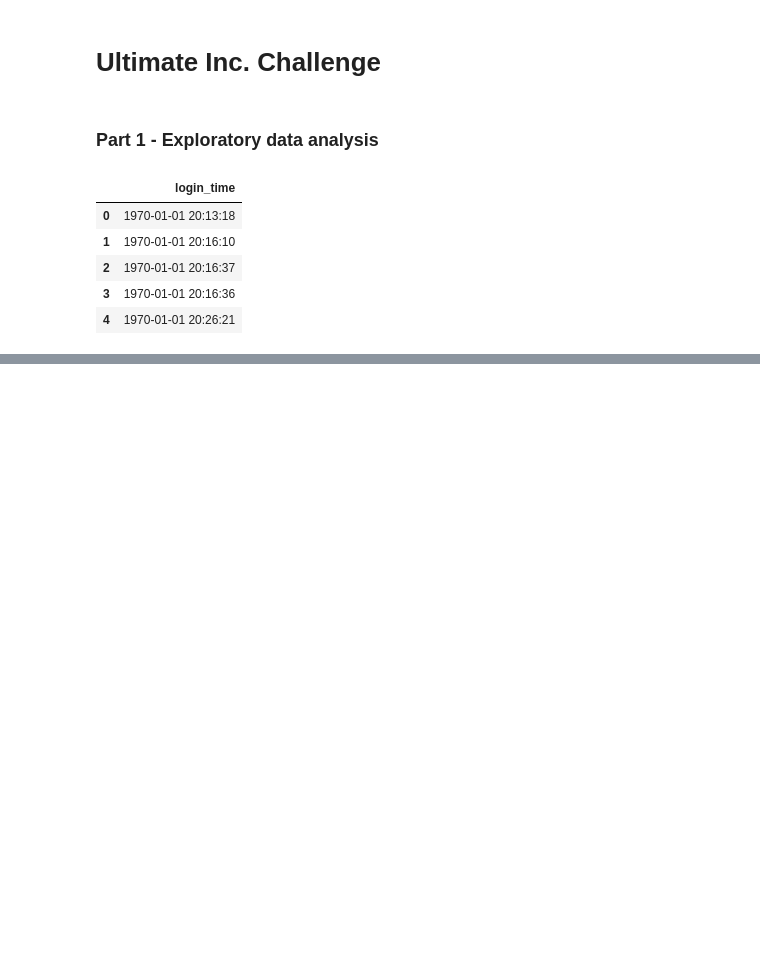
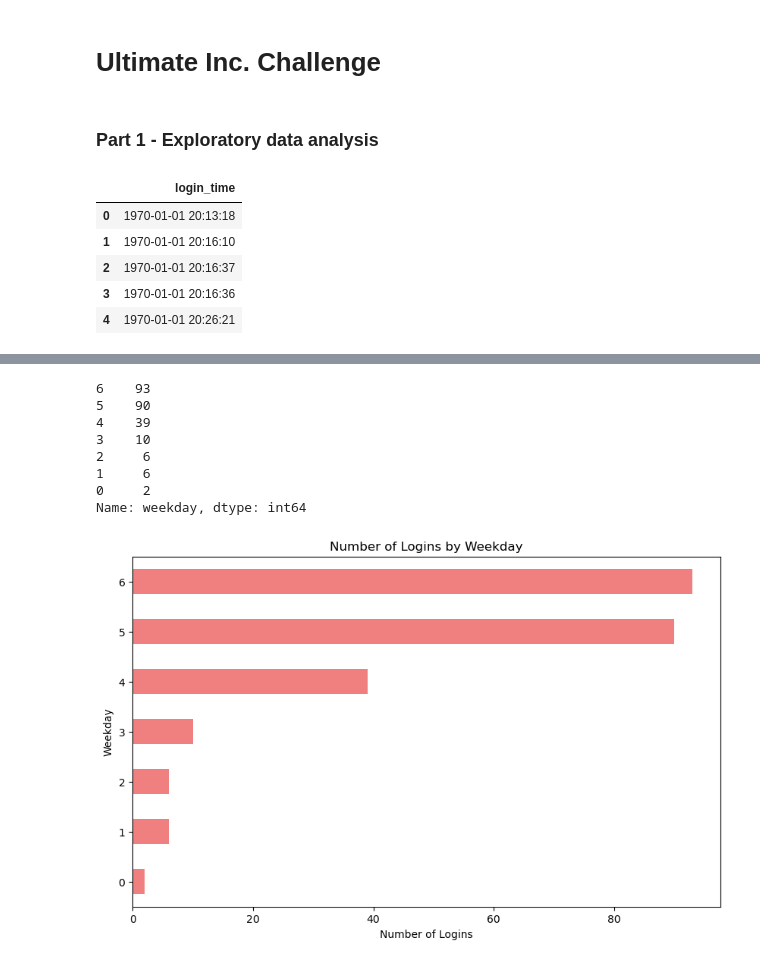
Before and after one commit to sabheen9/ultimate_challenge, a Jupyter notebook: Ultimate.ipynb, the cells around one changed output, grey strips where cells are left out. Cells and saved outputs as stored; diff of their text form; code cells hidden in the pictures; blank space fills up the shorter version.

```diff
--- a/Ultimate.ipynb
+++ b/Ultimate.ipynb
@@ -33,0 +153,21 @@ memory usage: 727.8 KB
+# %%
+# Count and print the values
+weekday_counts = logins_data['weekday'].value_counts()
+print(weekday_counts)
+# Horizontal bar plot
+plt.figure(figsize=(10, 6))
+weekday_counts.sort_index().plot(kind='barh', color='lightcoral')
+plt.ylabel('Weekday')
+plt.xlabel('Number of Logins')
+plt.title('Number of Logins by Weekday')
+plt.show()
+# %% [output]
+6    93
+5    90
+4    39
+3    10
+2     6
+1     6
+0     2
+Name: weekday, dtype: int64
+[figure, added]
```
Also changed, not shown: parts of 14 cells of this notebook.
